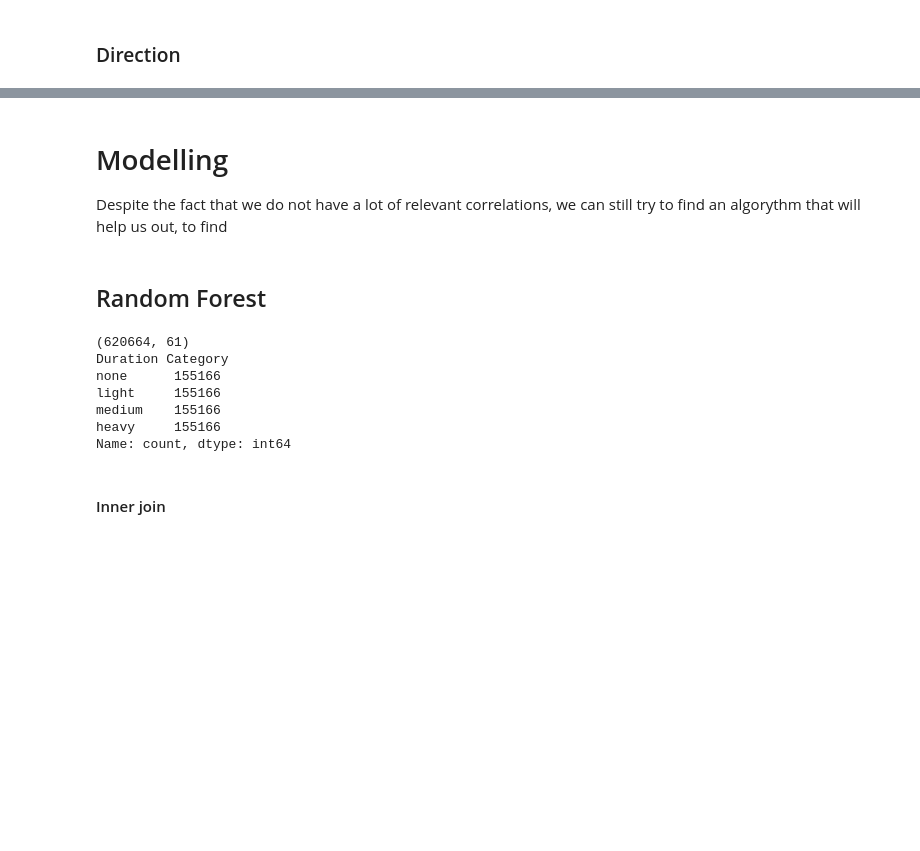
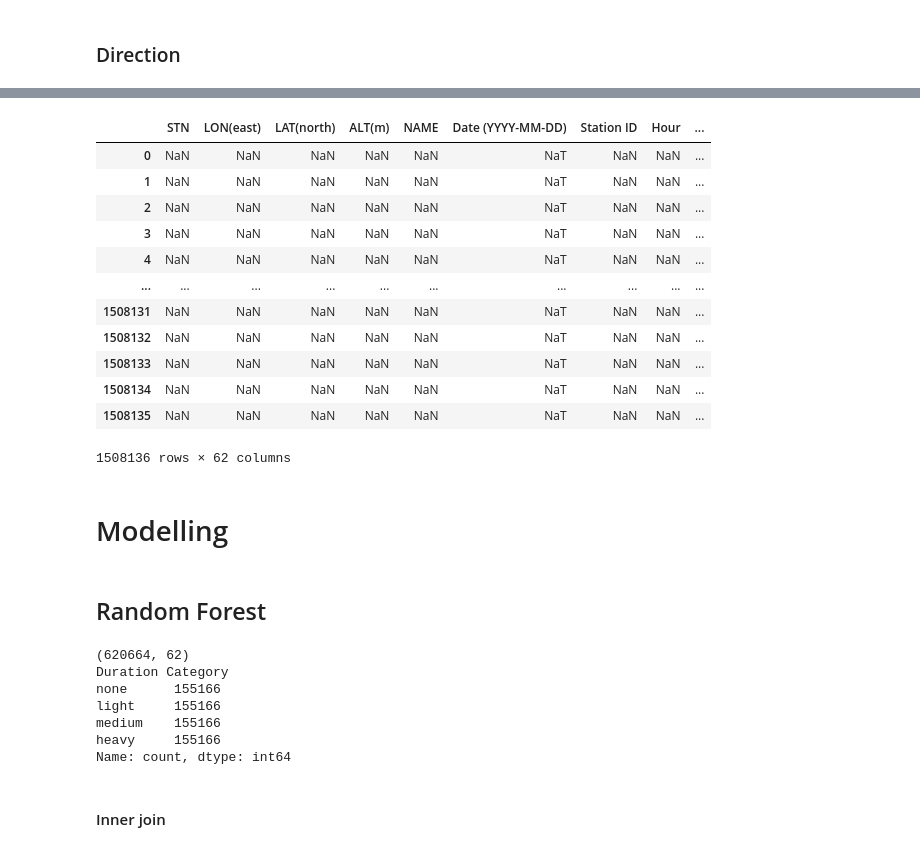
Before and after one commit to mhristev/TodayAI, a Jupyter notebook: MainFile.ipynb, the cells around one changed output, grey strips where cells are left out. Cells and saved outputs as stored; diff of their text form; code cells hidden in the pictures; blank space fills up the shorter version.

```diff
--- a/MainFile.ipynb
+++ b/MainFile.ipynb
@@ -950,7 +956,33 @@ array(['oplopend', 'aflopend'], dtype=object)
+# %%
+def categorize_hour(hour):
+    if 19 <= hour <= 23 or 0 <= hour <= 6:
+        return 1 #'night'
+    elif 7 <= hour <= 9:
+        return 2 #'morning'
+    elif 10 <= hour <= 16:
+        return 3 #'day'
+    elif 17 <= hour <= 18:
+        return 4 #'evening'
+
+# Apply the function to the 'Hour' column to create a new column 'TimeOfDay'
+merged_left_test['TimeOfDay'] = merged_left_test['Hour'].apply(categorize_hour)
+merged_left_test[merged_left_test.isna()]
+# %% [output]
+|  | STN | LON(east) | LAT(north) | ALT(m) | NAME | Date (YYYY-MM-DD) | Station ID | Hour | ... |
+| 0 | NaN | NaN | NaN | NaN | NaN | NaT | NaN | NaN | ... |
+| 1 | NaN | NaN | NaN | NaN | NaN | NaT | NaN | NaN | ... |
+| 2 | NaN | NaN | NaN | NaN | NaN | NaT | NaN | NaN | ... |
+| 3 | NaN | NaN | NaN | NaN | NaN | NaT | NaN | NaN | ... |
+| 4 | NaN | NaN | NaN | NaN | NaN | NaT | NaN | NaN | ... |
+| ... | ... | ... | ... | ... | ... | ... | ... | ... | ... |
+| 1508131 | NaN | NaN | NaN | NaN | NaN | NaT | NaN | NaN | ... |
+| 1508132 | NaN | NaN | NaN | NaN | NaN | NaT | NaN | NaN | ... |
+| 1508133 | NaN | NaN | NaN | NaN | NaN | NaT | NaN | NaN | ... |
+| 1508134 | NaN | NaN | NaN | NaN | NaN | NaT | NaN | NaN | ... |
+| 1508135 | NaN | NaN | NaN | NaN | NaN | NaT | NaN | NaN | ... |
+1508136 rows × 62 columns
 # %% [markdown]
 # Modelling
-
-Despite the fact that we do not have a lot of relevant correlations, we can still try to find an algorythm that will help us out, to find
 # %% [markdown]
 ## Random Forest
 # %%
@@ -962,7 +994,7 @@ downsampled_data = pd.concat([merged_left_test[merged_left_test['Duration Catego
 print(downsampled_data.shape)
 print(downsampled_data['Duration Category'].value_counts())
 # %% [output]
-(620664, 61)
+(620664, 62)
 Duration Category
 none      155166
 light     155166
```
Also changed, not shown: parts of 12 cells of this notebook, 1 other file.
